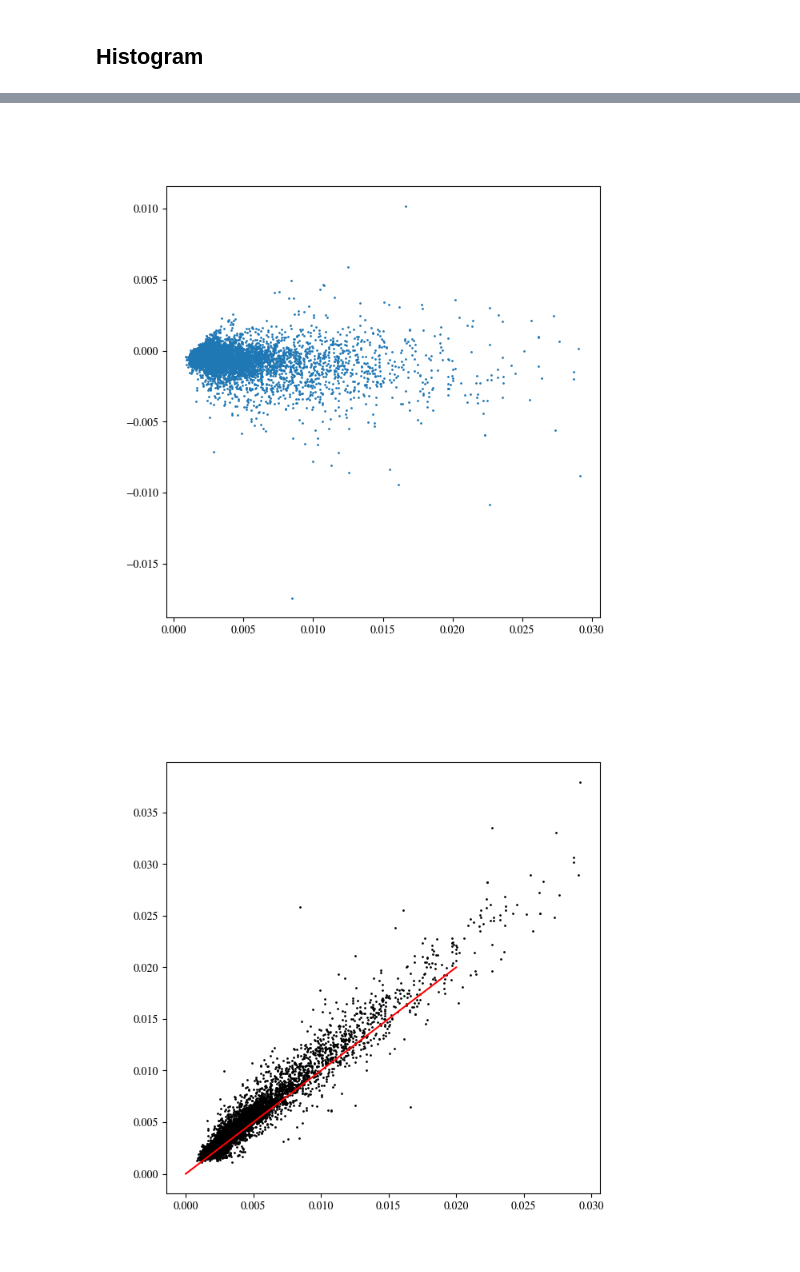
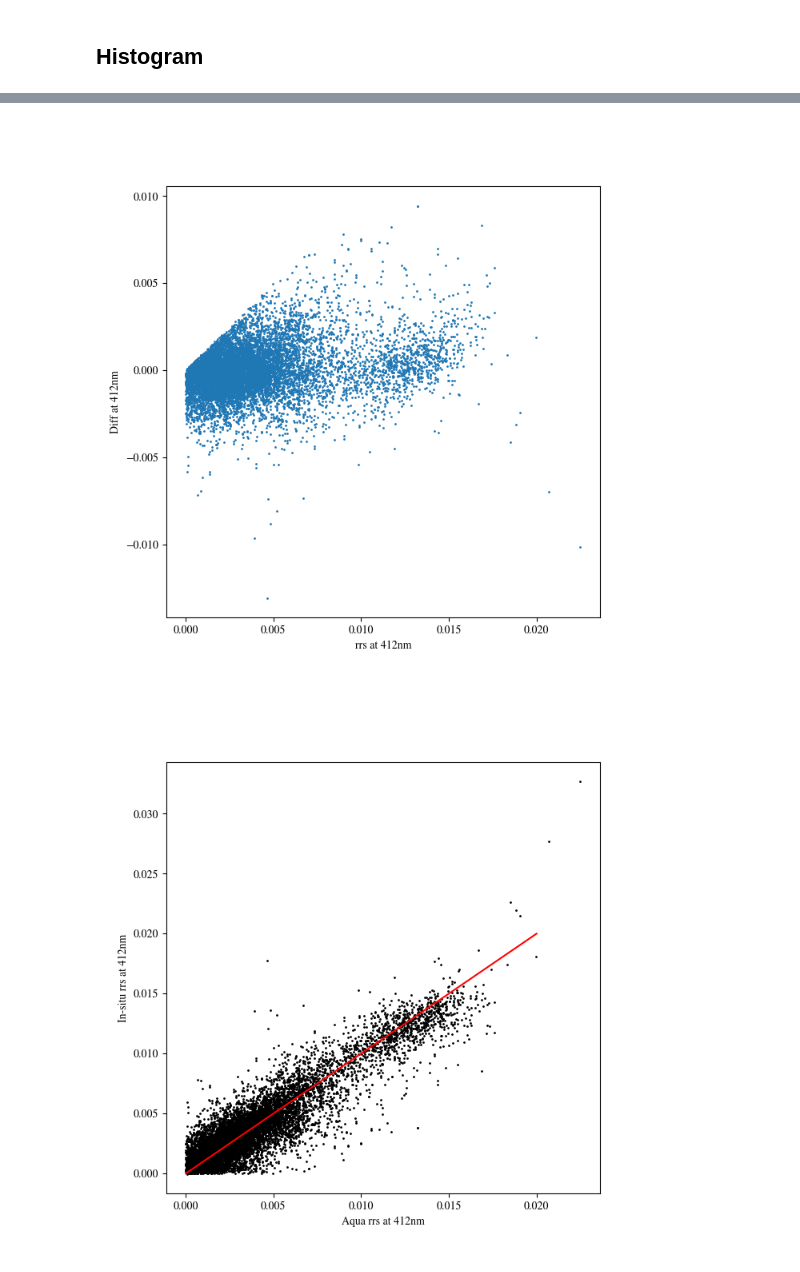
Before and after one commit to ocean-colour/bing, a Jupyter notebook: nb/MODIS/MODIS_error.ipynb, the cells around one changed output, grey strips where cells are left out. Drawn from its saved outputs; the diff is of its cells as text; code cells hidden in the pictures.

```diff
--- a/nb/MODIS/MODIS_error.ipynb
+++ b/nb/MODIS/MODIS_error.ipynb
@@ -30,7 +30,7 @@ from big import plotting
 
 ## https://seabass.gsfc.nasa.gov/search/?search_type=Perform%20Validation%20Search&val_sata=1&val_products=11&val_source=0
 # %%
-modis_file = os.path.join(files('big'), 'data', 'MODIS', 'MODIS_matchups_rrs.csv')
+modis_file = files('boring').joinpath(os.path.join('data', 'MODIS', 'MODIS_matchups_rrs.csv'))
 modis = pandas.read_csv(modis_file, comment='#')
 # %%
 modis.head()
@@ -56,8 +56,6 @@ Index(['fields=id', 'latitude', 'longitude', 'date_time', 'cruise',
       dtype='object')
 # %% [markdown]
 # Calc stats
-# %%
-wv = 412
 # %%
 def calc_stats(modis, wv):
     diff = modis[f'aqua_rrs{wv}'] - modis[f'insitu_rrs{wv}']
@@ -98,17 +98,21 @@ fig = plt.figure(figsize=(7,7))
 ax = plt.gca()
 #
 ax.plot(modis[f'aqua_rrs{wv}'][cut], diff[cut], 'o', ms=1.)
+ax.set_ylabel(f'Diff at {wv}nm')
+ax.set_xlabel(f'rrs at {wv}nm')
 #
 plt.show()
 # %% [output]
-[figure, old version]
+[figure, new version]
 # %%
 fig = plt.figure(figsize=(7,7))
 ax = plt.gca()
 #
 ax.plot(modis[f'aqua_rrs{wv}'][cut], modis[f'insitu_rrs{wv}'][cut], 'ko', ms=1.)
 ax.plot([0., 0.02], [0., 0.02], 'r-')
+ax.set_xlabel(f'Aqua rrs at {wv}nm')
+ax.set_ylabel(f'In-situ rrs at {wv}nm')
 #
 plt.show()
 # %% [output]
-[figure, old version]
+[figure, new version]
```
Also changed, not shown: parts of 3 cells of this notebook, 4 other files.
